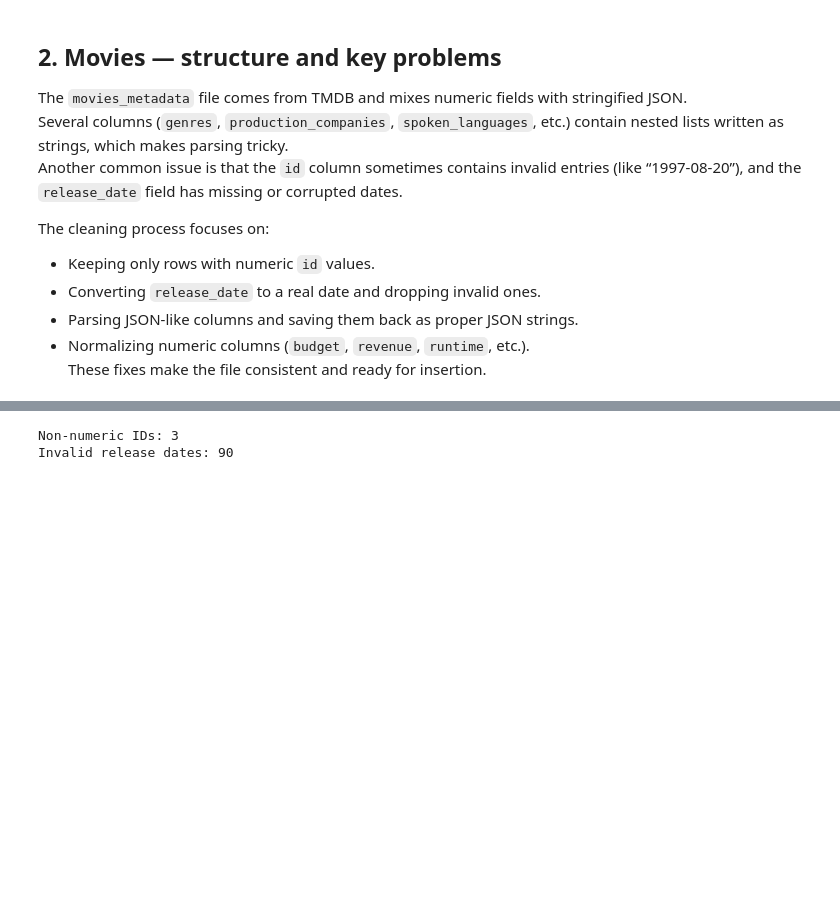
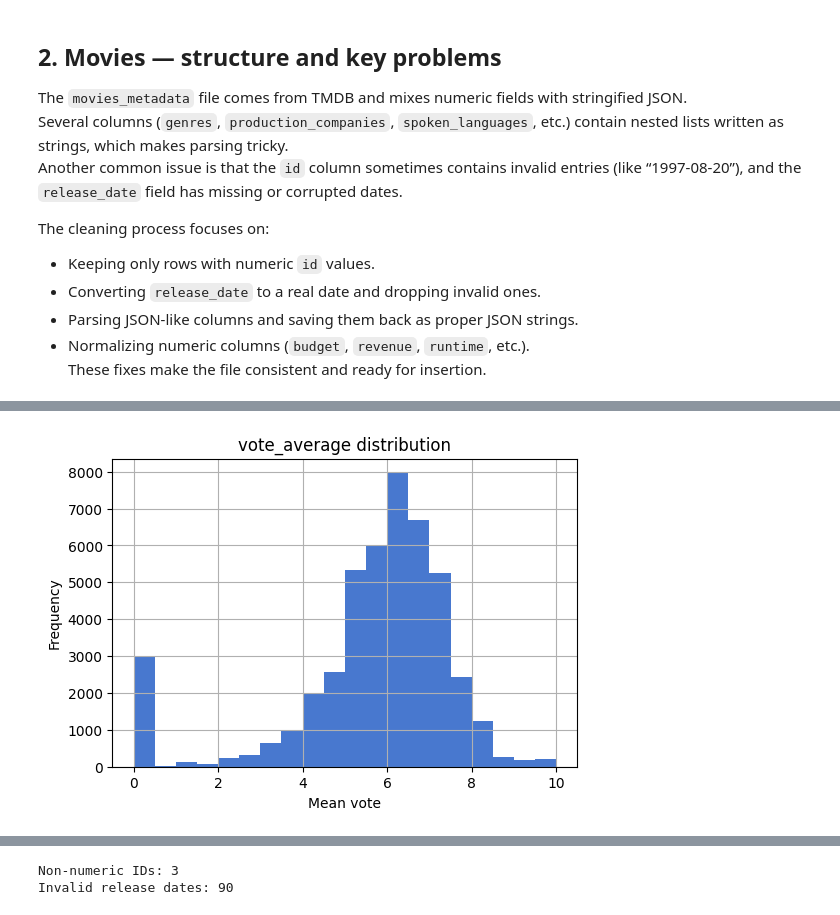
Before and after one commit to liangjizhu/ex3_VeryLargeDatabases, a Jupyter notebook: app/eda_movies.ipynb, the cells around one changed output, grey strips where cells are left out. Saved outputs shown, nothing was run; the diff lists cells and outputs as text; code cells hidden in the pictures; blank space fills up the shorter version.

```diff
--- a/app/eda_movies.ipynb
+++ b/app/eda_movies.ipynb
@@ -59,0 +154,9 @@ Raw shape: (45466, 24)
+# %%
+# rate distribution
+movies["vote_average"].hist(bins=20, figsize=(6,4))
+plt.title("vote_average distribution")
+plt.xlabel("Mean vote")
+plt.ylabel("Frequency")
+plt.show()
+# %% [output]
+[figure, added]
```
Also changed, not shown: parts of 98 cells of this notebook, 6 other files.
